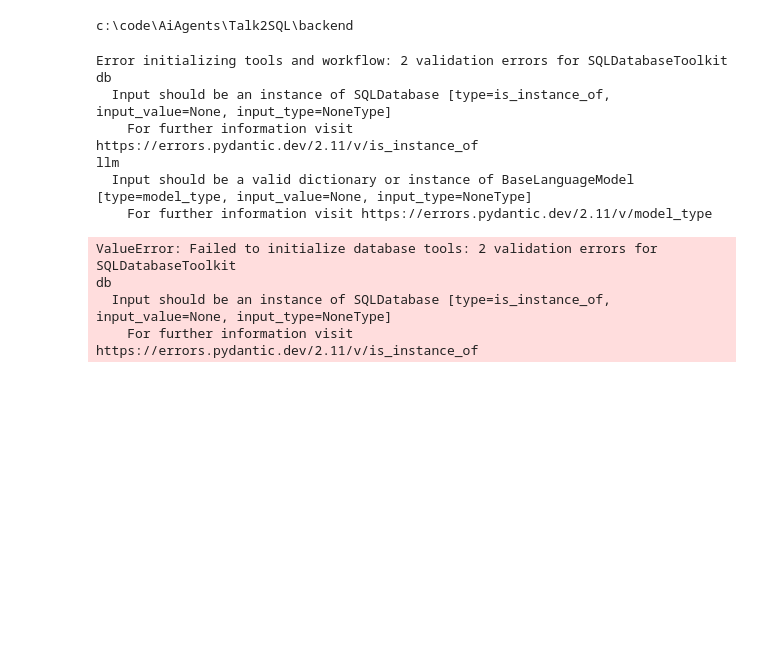
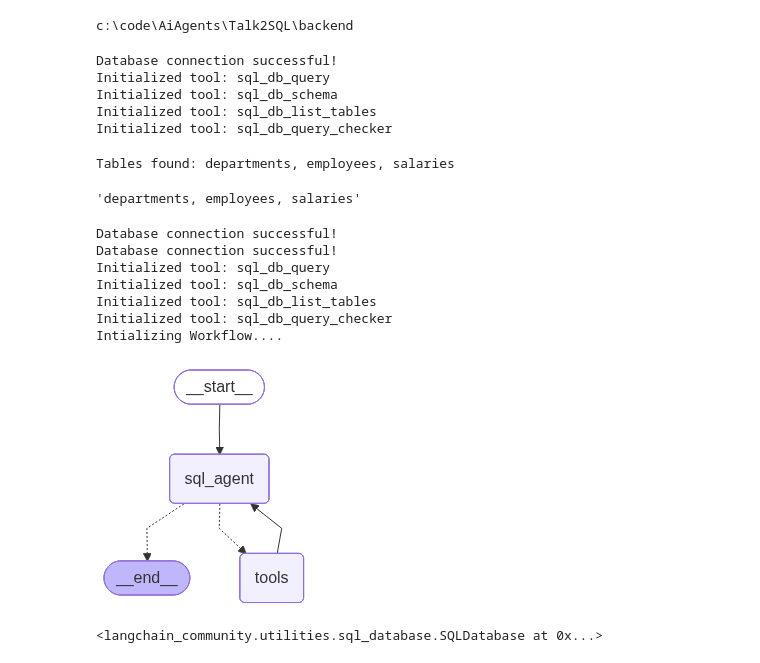
Before and after one commit to kshitijkumrawat20/Talk2Database, a Jupyter notebook: notebooks/experiment3.ipynb, the cells around one changed output. Cells and saved outputs as stored; diff of their text form; code cells hidden in the pictures; blank space fills up the shorter version.

```diff
--- a/notebooks/experiment3.ipynb
+++ b/notebooks/experiment3.ipynb
@@ -111,14 +111,12 @@ class DatabaseTools:
     #             return result
 
     #         return query_to_database
-    @tool
-    def list_table_tools(self, state: SQLAgentState = None) -> Dict:
+    def list_tables(self) -> Dict:
             """List all the tables"""
             tables_list = self.list_tables_tool.invoke("")
             print(f"Tables found: {tables_list}")
             return tables_list
 
-    @tool
     def get_schema(self, table_name: list[str]) -> Dict:
             """Get the schema of required tables"""
             print("📘 Getting schema...")
@@ -193,7 +191,6 @@ class DatabaseTools:
                 }
 
 
-    @tool
     def execute_query(self,query: str) -> Dict:
             """Execute the SQL query
 
@@ -213,22 +210,21 @@ class DatabaseTools:
                 return "Query execution failed."
 
     def get_all_tools(self):
-         return [self.list_table_tools, self.get_schema, self.execute_query]
+         return [self.list_tables, self.get_schema, self.execute_query]
-# %%
-obj = DatabaseTools()
-obj.tools
-# %% [output]
-Error initializing tools and workflow: 2 validation errors for SQLDatabaseToolkit
-db
-  Input should be an instance of SQLDatabase [type=is_instance_of, input_value=None, input_type=NoneType]
-    For further information visit https://errors.pydantic.dev/2.11/v/is_instance_of
-llm
-  Input should be a valid dictionary or instance of BaseLanguageModel [type=model_type, input_value=None, input_type=NoneType]
-    For further information visit https://errors.pydantic.dev/2.11/v/model_type
-ValueError: Failed to initialize database tools: 2 validation errors for SQLDatabaseToolkit
-db
-  Input should be an instance of SQLDatabase [type=is_instance_of, input_value=None, input_type=NoneType]
-    For further information visit https://errors.pydantic.dev/2.11/v/is_instance_of
+# %%
+db = DatabaseConnection(connection_string="postgresql://postgres.obzupougtnhztoiissqs:kshitij123@aws-1-ap-southeast-1.pooler.supabase.com:5432/postgres").db
+dbtools = DatabaseTools(db =db, llm = sql_agent.llm)
+# %% [output]
+Database connection successful!
+Initialized tool: sql_db_query
+Initialized tool: sql_db_schema
+Initialized tool: sql_db_list_tables
+Initialized tool: sql_db_query_checker
+# %%
+dbtools.list_tables()
+# %% [output]
+Tables found: departments, employees, salaries
+'departments, employees, salaries'
 # %%
 
 
@@ -654,0 +363,13 @@ class SQLAgent:
+# %%
+sql_agent = SQLAgent()
+sql_agent.setup_database_connection("postgresql://postgres.obzupougtnhztoiissqs:kshitij123@aws-1-ap-southeast-1.pooler.supabase.com:5432/postgres")  # Example connection string
+# %% [output]
+Database connection successful!
+Database connection successful!
+Initialized tool: sql_db_query
+Initialized tool: sql_db_schema
+Initialized tool: sql_db_list_tables
+Initialized tool: sql_db_query_checker
+Intializing Workflow....
+[figure, added]
+<langchain_community.utilities.sql_database.SQLDatabase at 0x...>
```
Also changed, not shown: parts of 3 cells of this notebook.
